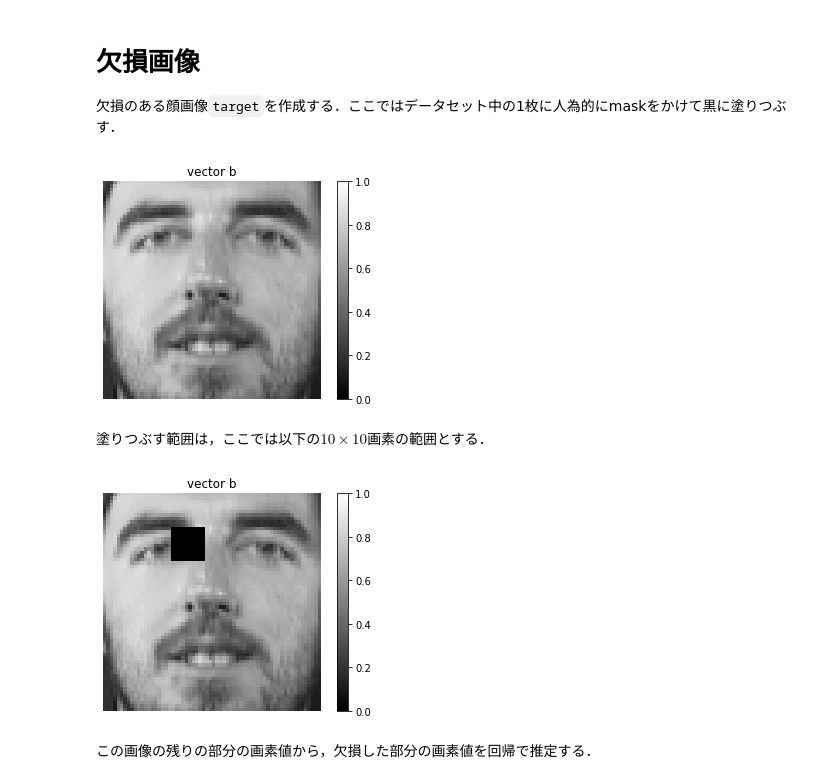
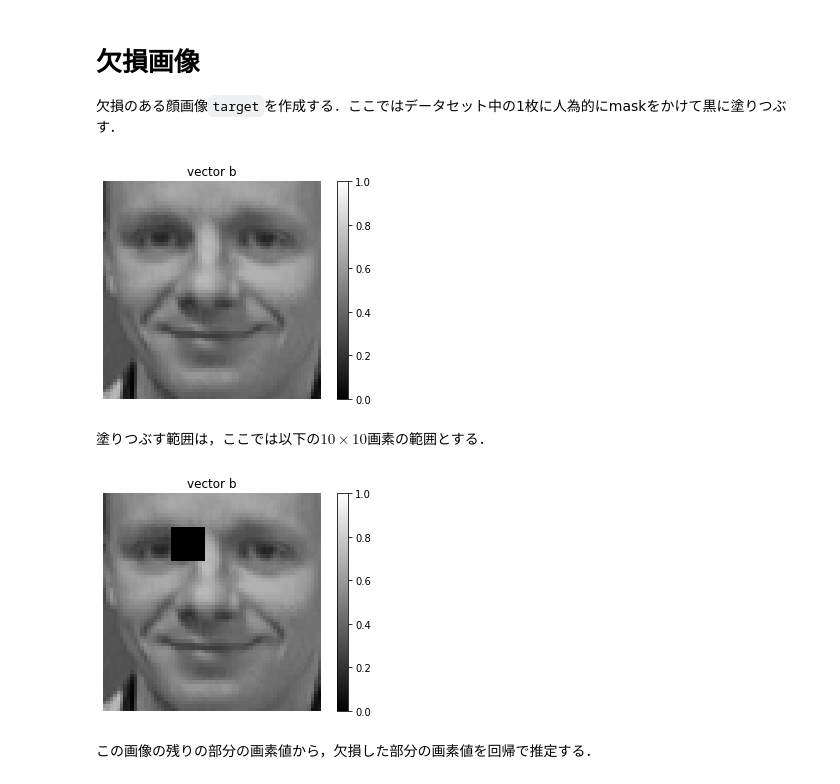
Before and after one commit to tttamaki/lecture_code, a Jupyter notebook: MachineLearningMath/face_inpainting_via_regression.ipynb, the cells around one changed output. Saved outputs shown, nothing was run; the diff lists cells and outputs as text; code cells hidden in the pictures.

Commit message:
change face_No from 100 to 201

```diff
--- a/MachineLearningMath/face_inpainting_via_regression.ipynb
+++ b/MachineLearningMath/face_inpainting_via_regression.ipynb
@@ -101,17 +101,17 @@ for i, p in enumerate(faces):
 
 欠損のある顔画像`target`を作成する．ここではデータセット中の1枚に人為的にmaskをかけて黒に塗りつぶす．
 # %%
-face_No = 100 # 例えば201枚目
+face_No = 201 # 例えば201枚目
 
 target = faces[face_No].reshape(64, 64).copy()
 
 imshow(target, vmin=0, vmax=1)
 
 plt.colorbar()
 plt.axis('off')
 plt.title("vector b");
 # %% [output]
-[figure, old version]
+[figure, new version]
 # %% [markdown]
 塗りつぶす範囲は，ここでは以下の$10 \times 10$画素の範囲とする．
 # %%
@@ -126,7 +126,7 @@ plt.colorbar()
 plt.axis('off')
 plt.title("vector b");
 # %% [output]
-[figure, old version]
+[figure, new version]
 # %% [markdown]
 この画像の残りの部分の画素値から，欠損した部分の画素値を回帰で推定する．
 # %% [markdown]
```
Also changed, not shown: parts of 2 cells of this notebook.
